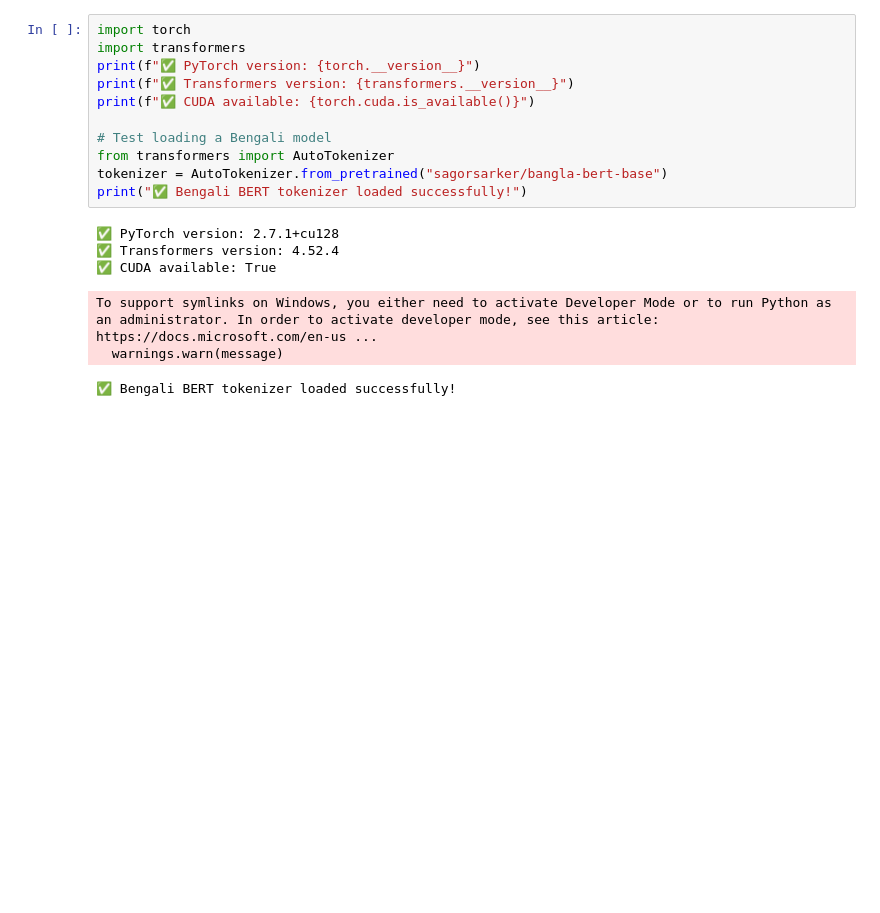
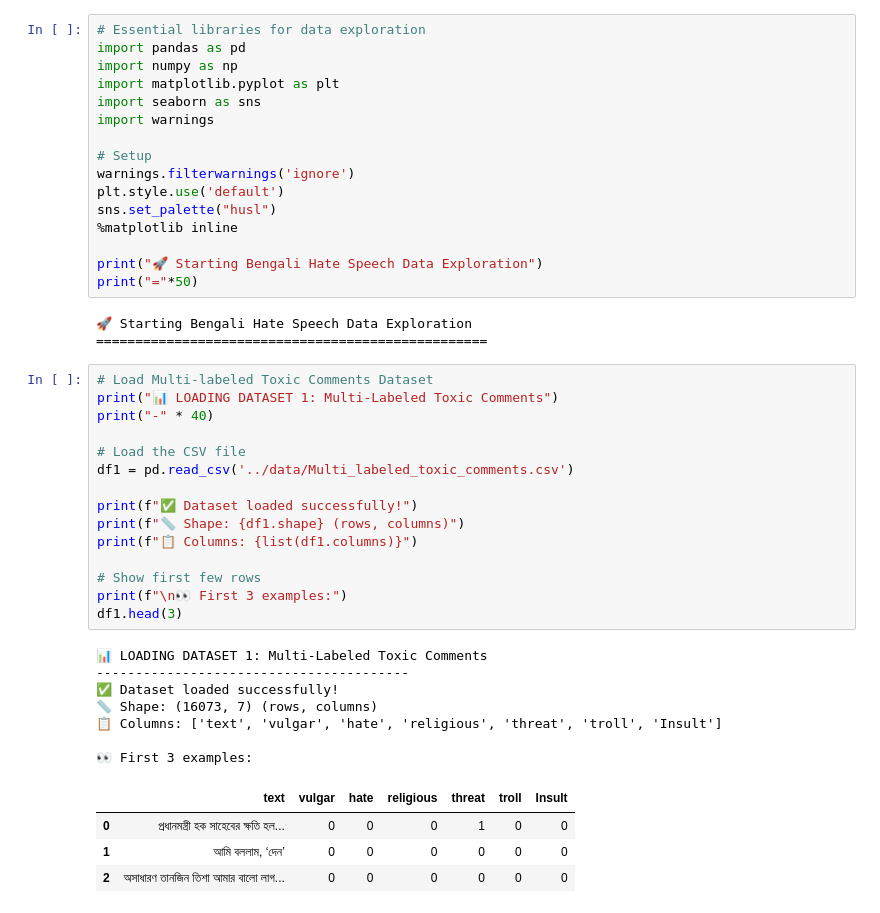
Before and after one commit to ridwanahmed002/bengali-hate-speech-detection, a Jupyter notebook: notebooks/01_data_exploration.ipynb, the cells around one changed output. Saved outputs shown, nothing was run; the diff lists cells and outputs as text; blank space fills up the shorter version.

Commit message:
Complete data exploration

```diff
--- a/notebooks/01_data_exploration.ipynb
+++ b/notebooks/01_data_exploration.ipynb
@@ -1,18 +11,46 @@
 # %%
-import torch
-import transformers
-print(f"✅ PyTorch version: {torch.__version__}")
-print(f"✅ Transformers version: {transformers.__version__}")
-print(f"✅ CUDA available: {torch.cuda.is_available()}")
+# Essential libraries for data exploration
+import pandas as pd
+import numpy as np
+import matplotlib.pyplot as plt
+import seaborn as sns
+import warnings
 
-# Test loading a Bengali model
-from transformers import AutoTokenizer
-tokenizer = AutoTokenizer.from_pretrained("sagorsarker/bangla-bert-base")
-print("✅ Bengali BERT tokenizer loaded successfully!")
+# Setup
+warnings.filterwarnings('ignore')
+plt.style.use('default')
+sns.set_palette("husl")
+%matplotlib inline
+
+print("🚀 Starting Bengali Hate Speech Data Exploration")
+print("="*50)
 # %% [output]
-✅ PyTorch version: 2.7.1+cu128
-✅ Transformers version: 4.52.4
-✅ CUDA available: True
+🚀 Starting Bengali Hate Speech Data Exploration
+==================================================
-To support symlinks on Windows, you either need to activate Developer Mode or to run Python as an administrator. In order to activate developer mode, see this article: https://docs.microsoft.com/en-us ...
-  warnings.warn(message)
-✅ Bengali BERT tokenizer loaded successfully!
+# %%
+# Load Multi-labeled Toxic Comments Dataset
+print("📊 LOADING DATASET 1: Multi-Labeled Toxic Comments")
+print("-" * 40)
+
+# Load the CSV file
+df1 = pd.read_csv('../data/Multi_labeled_toxic_comments.csv')
+
+print(f"✅ Dataset loaded successfully!")
+print(f"📏 Shape: {df1.shape} (rows, columns)")
+print(f"📋 Columns: {list(df1.columns)}")
+
+# Show first few rows
+print(f"\n👀 First 3 examples:")
+df1.head(3)
+# %% [output]
+📊 LOADING DATASET 1: Multi-Labeled Toxic Comments
+----------------------------------------
+✅ Dataset loaded successfully!
+📏 Shape: (16073, 7) (rows, columns)
+📋 Columns: ['text', 'vulgar', 'hate', 'religious', 'threat', 'troll', 'Insult']
+
+👀 First 3 examples:
+|  | text | vulgar | hate | religious | threat | troll | Insult |
+| 0 | প্রধানমন্ত্রী হক সাহেবের ক্ষতি হল... | 0 | 0 | 0 | 1 | 0 | 0 |
+| 1 | আমি বললাম, ‘দেন’ | 0 | 0 | 0 | 0 | 0 | 0 |
+| 2 | অসাধারণ তানজিন তিশা আমার বালো লাগ... | 0 | 0 | 0 | 0 | 0 | 0 |
```
Also changed, not shown: parts of 8 cells of this notebook.
